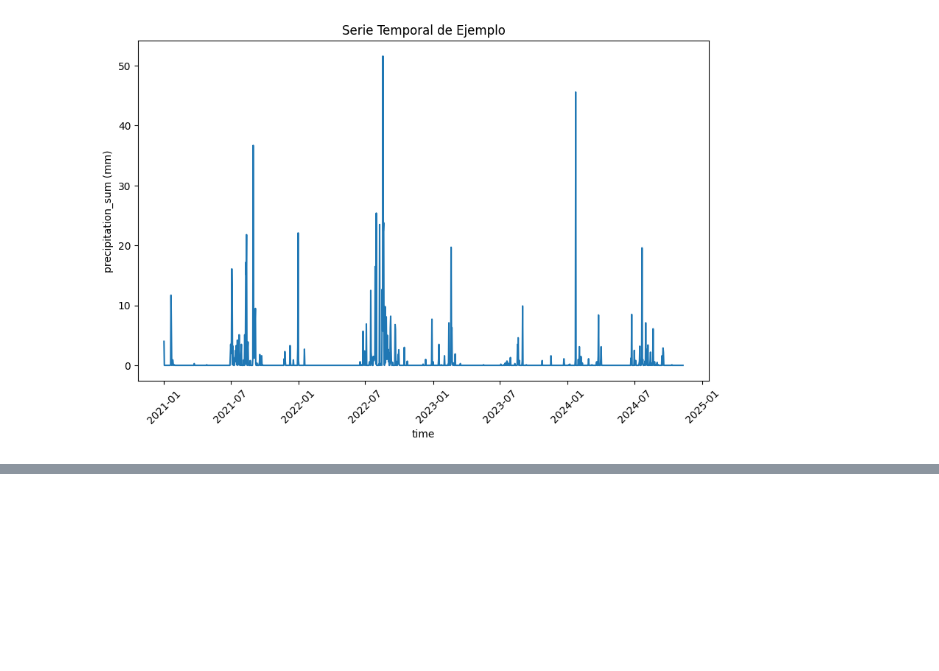
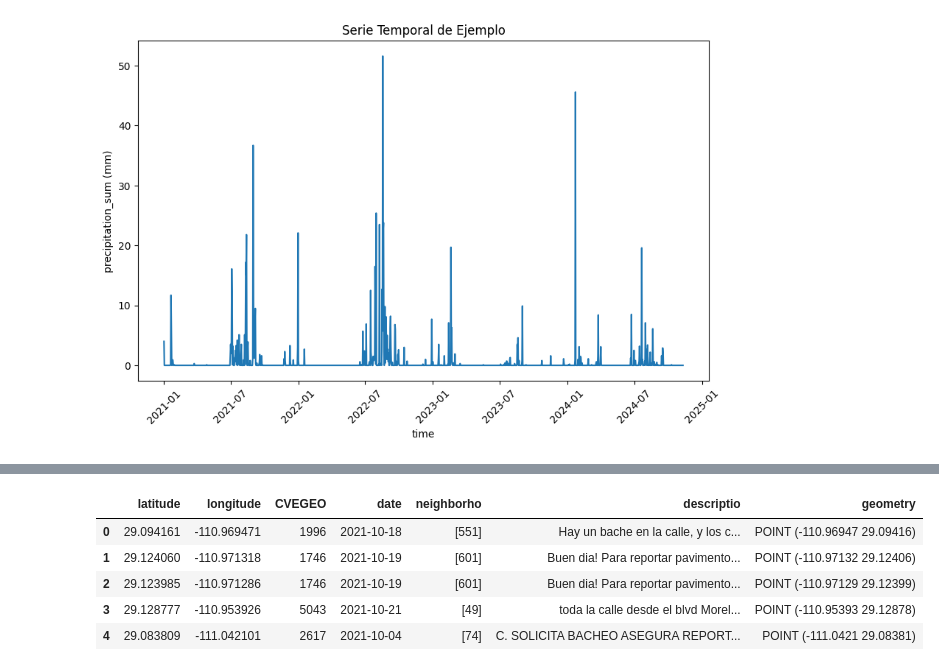
Before and after one commit to BSM-Analytics/proyecto-baches-hmo, a Jupyter notebook: notebooks/3.4_sbr_an_exp_precipitacion.ipynb, the cells around one changed output, grey strips where cells are left out. Saved outputs shown, nothing was run; the diff lists cells and outputs as text; code cells hidden in the pictures; blank space fills up the shorter version.

```diff
--- a/notebooks/3.4_sbr_an_exp_precipitacion.ipynb
+++ b/notebooks/3.4_sbr_an_exp_precipitacion.ipynb
@@ -108,0 +131,9 @@ plt.show()
+# %%
+baches.head()
+# %% [output]
+|  | latitude | longitude | CVEGEO | date | neighborho | descriptio | geometry |
+| 0 | 29.094161 | -110.969471 | 1996 | 2021-10-18 | [551] | Hay un bache en la calle, y los c... | POINT (-110.96947 29.09416) |
+| 1 | 29.124060 | -110.971318 | 1746 | 2021-10-19 | [601] | Buen dia! Para reportar pavimento... | POINT (-110.97132 29.12406) |
+| 2 | 29.123985 | -110.971286 | 1746 | 2021-10-19 | [601] | Buen dia! Para reportar pavimento... | POINT (-110.97129 29.12399) |
+| 3 | 29.128777 | -110.953926 | 5043 | 2021-10-21 | [49] | toda la calle desde el blvd Morel... | POINT (-110.95393 29.12878) |
+| 4 | 29.083809 | -111.042101 | 2617 | 2021-10-04 | [74] | C. SOLICITA BACHEO ASEGURA REPORT... | POINT (-111.0421 29.08381) |
```
Also changed, not shown: parts of 16 cells of this notebook.
